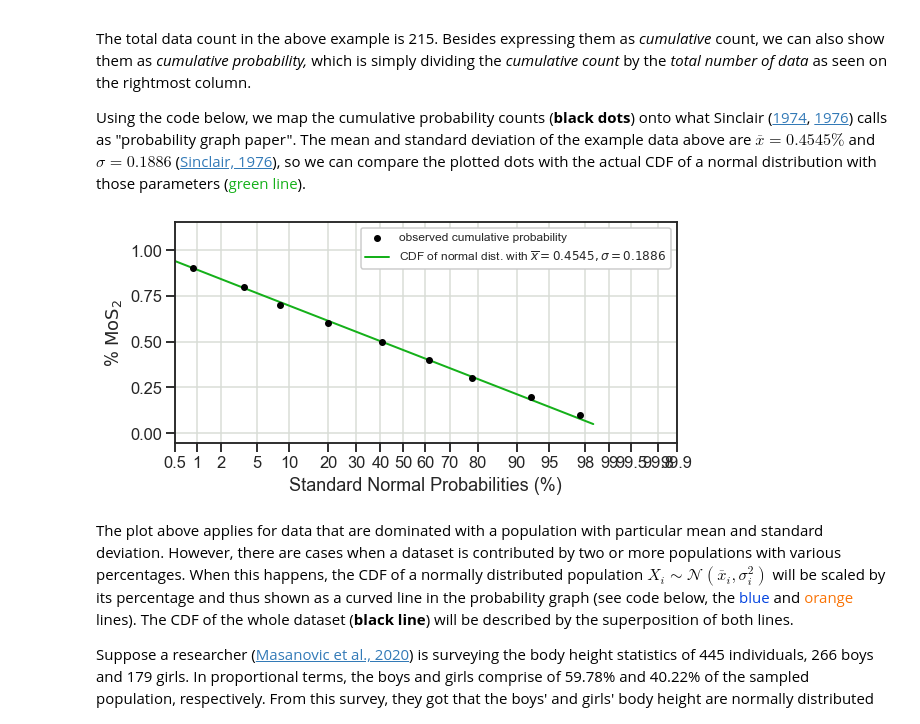
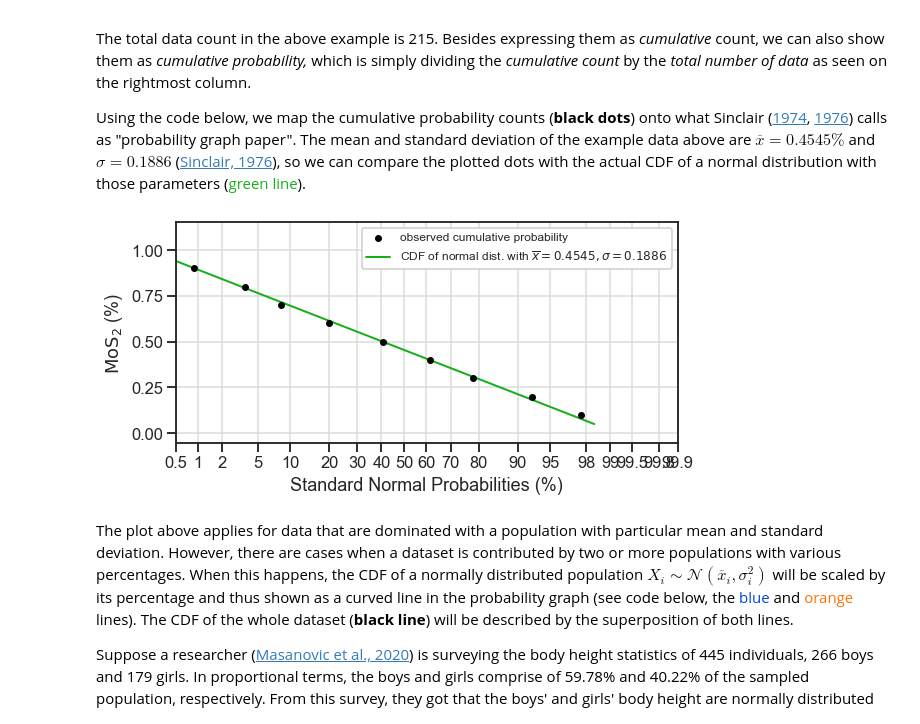
Before and after one commit to aluthfian/Rangitoto_SP_gasFlux, a Jupyter notebook: Python Stuff/CO2_data_grouper.ipynb, the cells around one changed output. Saved outputs shown, nothing was run; the diff lists cells and outputs as text; code cells hidden in the pictures.

```diff
--- a/Python Stuff/CO2_data_grouper.ipynb
+++ b/Python Stuff/CO2_data_grouper.ipynb
@@ -205,24 +205,24 @@ Using the code below, we map the cumulative probability counts (**black dots**)
 # %%
 lower_hist_bin_bnd = np.linspace(0.9,0.0,10)
 x_data = 100*np.array([0.009,0.037,0.084,0.200,0.405,0.614,0.781,0.926,0.977,1.00])
 y_data_mod = np.linspace(0.05,1.1,100)
 prob_x_data = 100*(1-norm.cdf(y_data_mod, loc=0.4545, scale=0.1886))
 
 fig_one, ax_one = plt.subplots(figsize=(9, 4), dpi=72)
 ax_one.scatter(x_data, lower_hist_bin_bnd, 30, marker='o', zorder=3,
                edgecolor='xkcd:black', facecolor='xkcd:black', label='observed cumulative probability')
 ax_one.plot(prob_x_data, y_data_mod, color='xkcd:green', linewidth=2, zorder=2, label=r'CDF of normal dist. with $\overline{x}=0.4545, \sigma=0.1886$')
 ax_one.set_xlim(0.5, 99.9)
 ax_one.set_xscale('prob')
 ax_one.grid(visible=True, which='both', color='xkcd:light grey')
 ax_one.legend(fontsize=12, facecolor='xkcd:white', framealpha=1.0)
 ax_one.set_xlabel('Standard Normal Probabilities (%)', labelpad=6)
-ax_one.set_ylabel(r'% $\mathrm{MoS_2}$', labelpad=6)
+ax_one.set_ylabel(r'$\mathrm{MoS_2}$ (%)', labelpad=6)
 
 # delete the variables
 del lower_hist_bin_bnd, x_data, y_data_mod, prob_x_data
 # %% [output]
-[figure, old version]
+[figure, new version]
 # %% [markdown]
 The plot above applies for data that are dominated with a population with particular mean and standard deviation. However, there are cases when a dataset is contributed by two or more populations with various percentages. When this happens, the CDF of a normally distributed population $X_i \sim \mathcal{N}\left(\overline{x}_i, \sigma_i^2\right)$ will be scaled by its percentage and thus shown as a curved line in the probability graph (see code below, the <span style="color:#0343df;">blue</span> and <span style="color:#f97306;">orange</span> lines). The CDF of the whole dataset (**black line**) will be described by the superposition of both lines.
 
```
Also changed, not shown: parts of 2 cells of this notebook, 1 other file.
